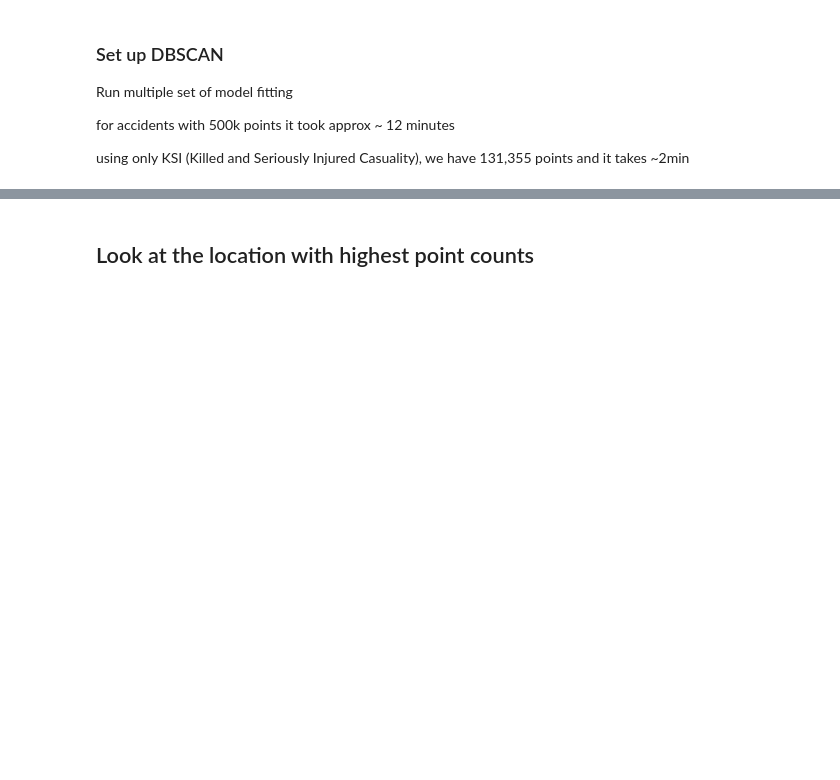
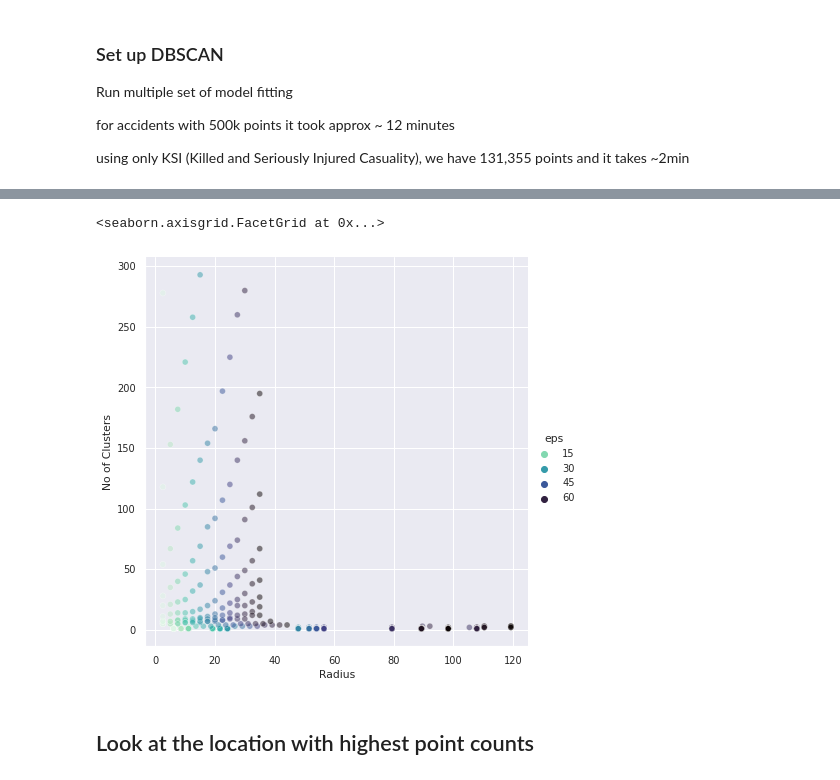
Before and after one commit to GaborJenei/DS-Stackoverflow-Survey, a Jupyter notebook: 01_Intro_to_DS/3_BlogPost/Udacity DSND Project1_BlogPost.ipynb, the cells around one changed output, grey strips where cells are left out. Saved outputs shown, nothing was run; the diff lists cells and outputs as text; code cells hidden in the pictures; blank space fills up the shorter version.

```diff
--- a/01_Intro_to_DS/3_BlogPost/Udacity DSND Project1_BlogPost.ipynb
+++ b/01_Intro_to_DS/3_BlogPost/Udacity DSND Project1_BlogPost.ipynb
@@ -511,13 +617,13 @@ for eps in range(5,71,5):
             # get the centroid coordinates
             df_cluster_centroid = df_accidents_coords_complete_cluster.groupby(by=['Cluster No'])[['Location_Easting_OSGR','Location_Northing_OSGR']].mean()
 
+#             # Populate centroid list DF
+#             df_cluster_centroid['No of Accidents'] = df_accidents_coords_complete_cluster['Cluster No'].value_counts()
+
             # get estimated density using circle
             xy_max = df_accidents_coords_complete_cluster.groupby(by=['Cluster No'])[['Location_Easting_OSGR','Location_Northing_OSGR']].max()
             xy_min = df_accidents_coords_complete_cluster.groupby(by=['Cluster No'])[['Location_Easting_OSGR','Location_Northing_OSGR']].min()
             xy_delta = ((xy_max - xy_min)/2)**2
-
-            # Populate centroid list DF
-            df_cluster_centroid['No of Accidents'] = df_accidents_coords_complete_cluster['Cluster No'].value_counts()
 
             # Increase the radius by eps/2 assuming conservatively a boundary
             df_cluster_centroid['Radius'] = np.sqrt(xy_delta.sum(axis=1)) + eps/2
@@ -551,3 +719,20 @@ print('Clustering took: {:.2f} minutes'.format(elapsed_time/60))
+# %%
+# Check the conditions
+
+dist_condition = df_cluster_stats['Radius']<=2000
+cluster_no_condition = df_cluster_stats['No of Clusters']<=300
+min_sample_condition = df_cluster_stats['min_samples']==5
+
+df_cluster_stats_test = df_cluster_stats.loc[dist_condition & cluster_no_condition].sort_values(by=['Radius'], ascending=False)
+# %%
+sns.relplot(x="Radius", y="No of Clusters",
+            hue="eps",
+#             size="min_samples",
+            sizes=(40, 400), alpha=.5, palette='mako_r',
+            height=6, data=df_cluster_stats_test)
+# %% [output]
+<seaborn.axisgrid.FacetGrid at 0x...>
+[figure, added]
 # %%
 df_cluster_stats_clean = df_cluster_stats[df_cluster_stats['No of Clusters']>1]
 
```
Also changed, not shown: parts of 32 cells of this notebook.
